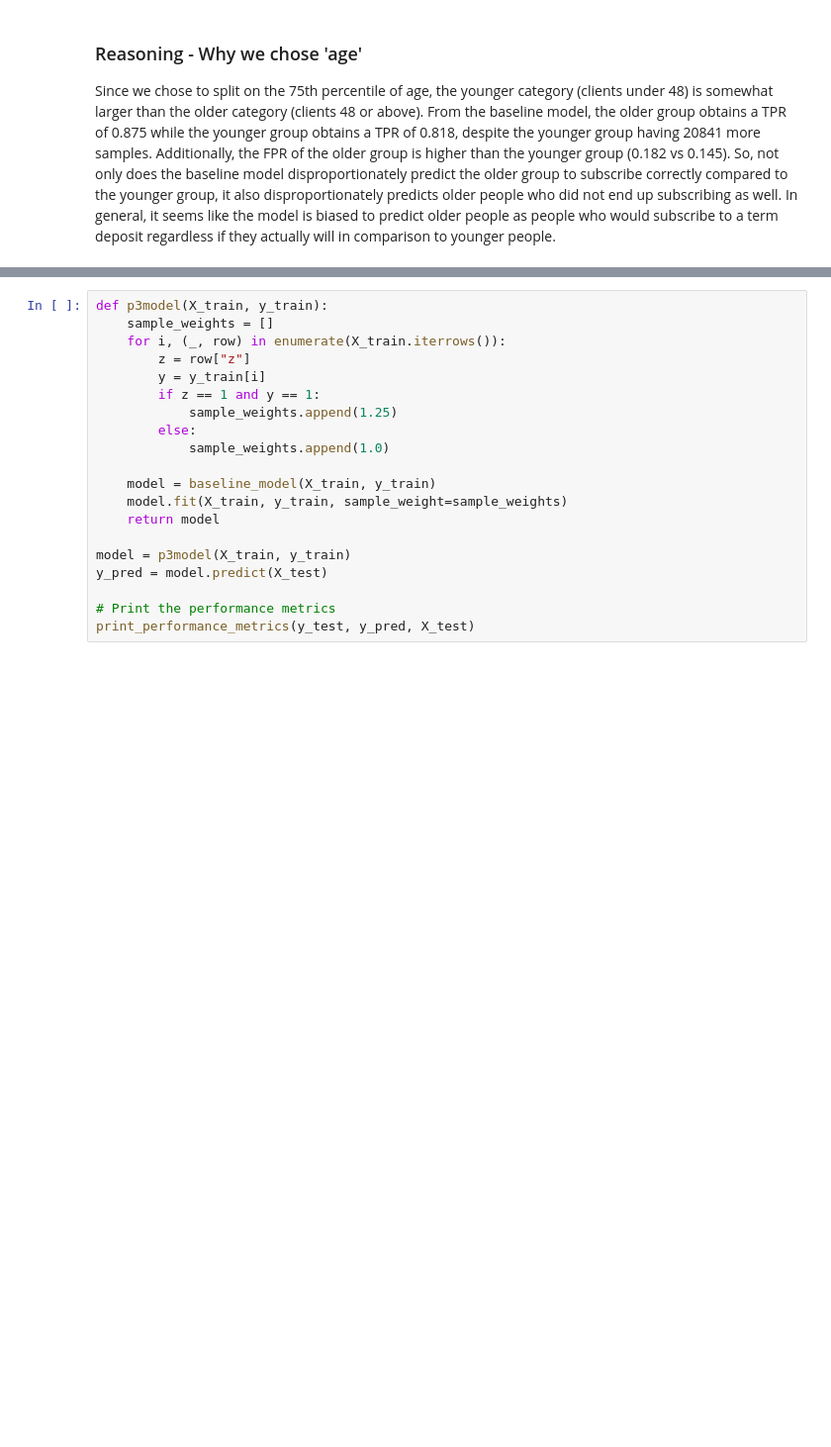
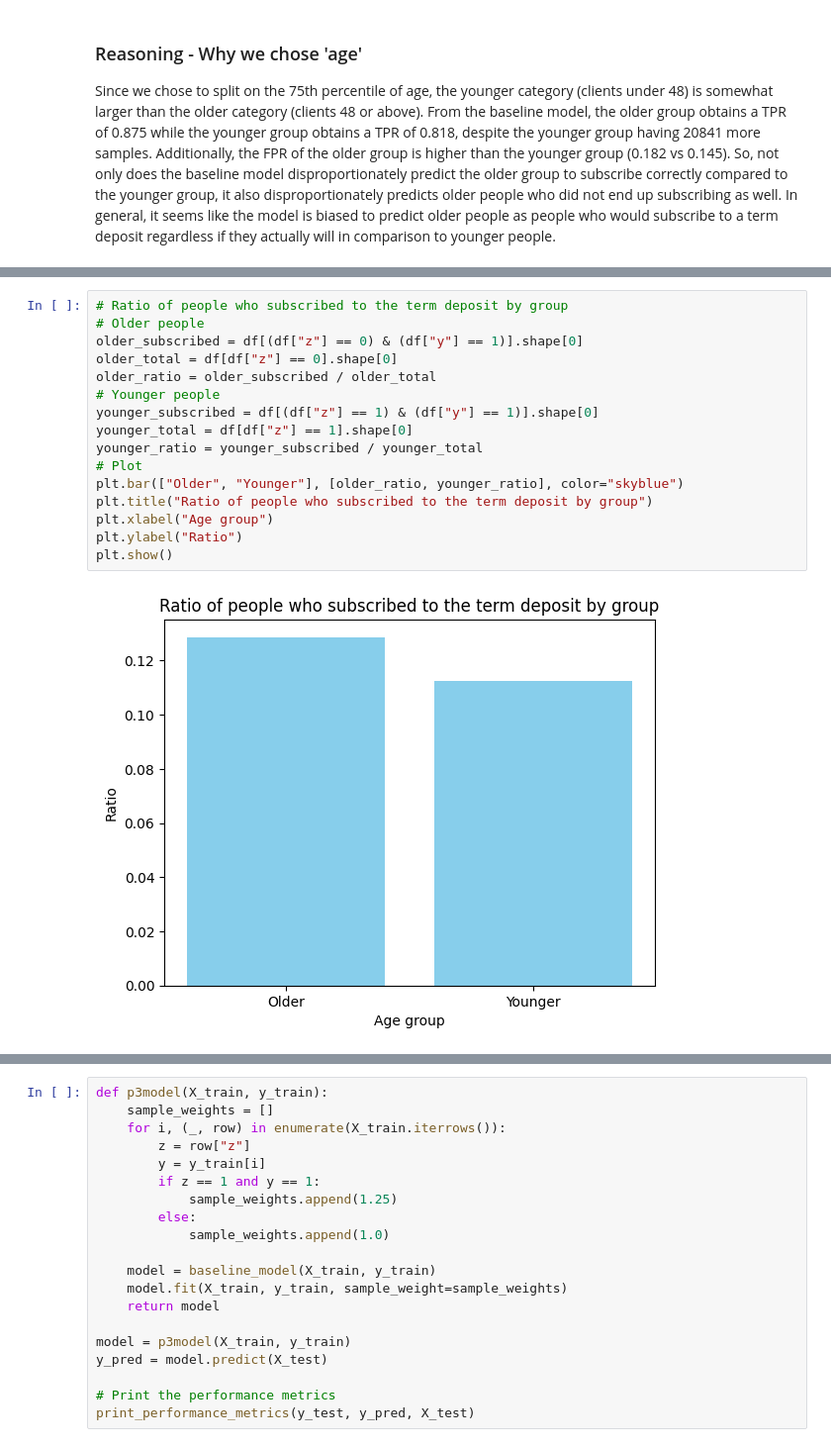
Before and after one commit to kencasimiro/CSE-291-Final-Project, a Jupyter notebook: fairness-bias.ipynb, the cells around one changed output, grey strips where cells are left out. Shown at 99% size. Drawn from its saved outputs; the diff is of its cells as text; blank space fills up the shorter version.

```diff
--- a/fairness-bias.ipynb
+++ b/fairness-bias.ipynb
@@ -152 +159,19 @@ plt.show()
+# %%
+# Ratio of people who subscribed to the term deposit by group
+# Older people
+older_subscribed = df[(df["z"] == 0) & (df["y"] == 1)].shape[0]
+older_total = df[df["z"] == 0].shape[0]
+older_ratio = older_subscribed / older_total
+# Younger people
+younger_subscribed = df[(df["z"] == 1) & (df["y"] == 1)].shape[0]
+younger_total = df[df["z"] == 1].shape[0]
+younger_ratio = younger_subscribed / younger_total
+# Plot
+plt.bar(["Older", "Younger"], [older_ratio, younger_ratio], color="skyblue")
+plt.title("Ratio of people who subscribed to the term deposit by group")
+plt.xlabel("Age group")
+plt.ylabel("Ratio")
+plt.show()
+# %% [output]
+[figure, added]
 # %% [markdown]
```
Also changed, not shown: parts of 19 cells of this notebook.
